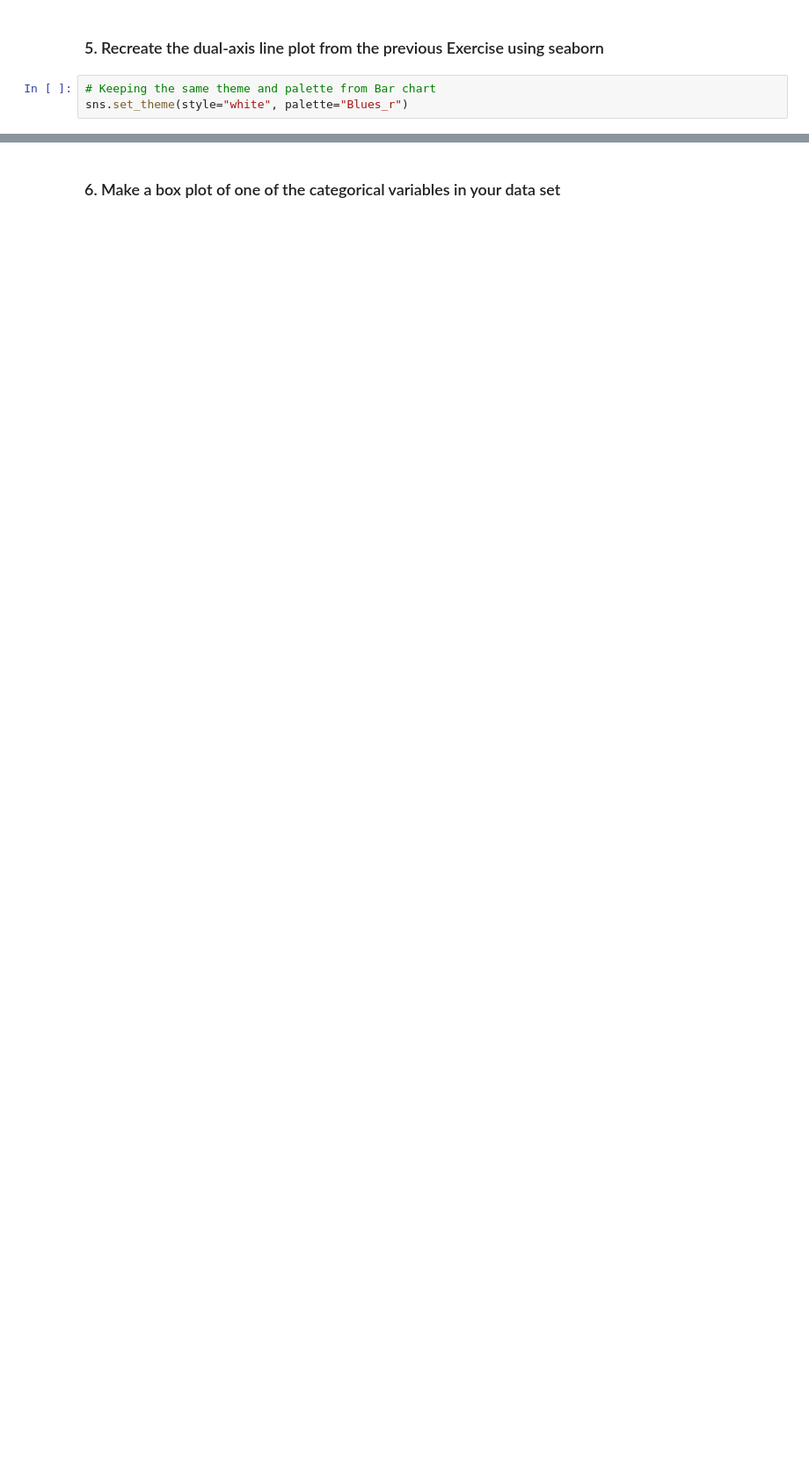
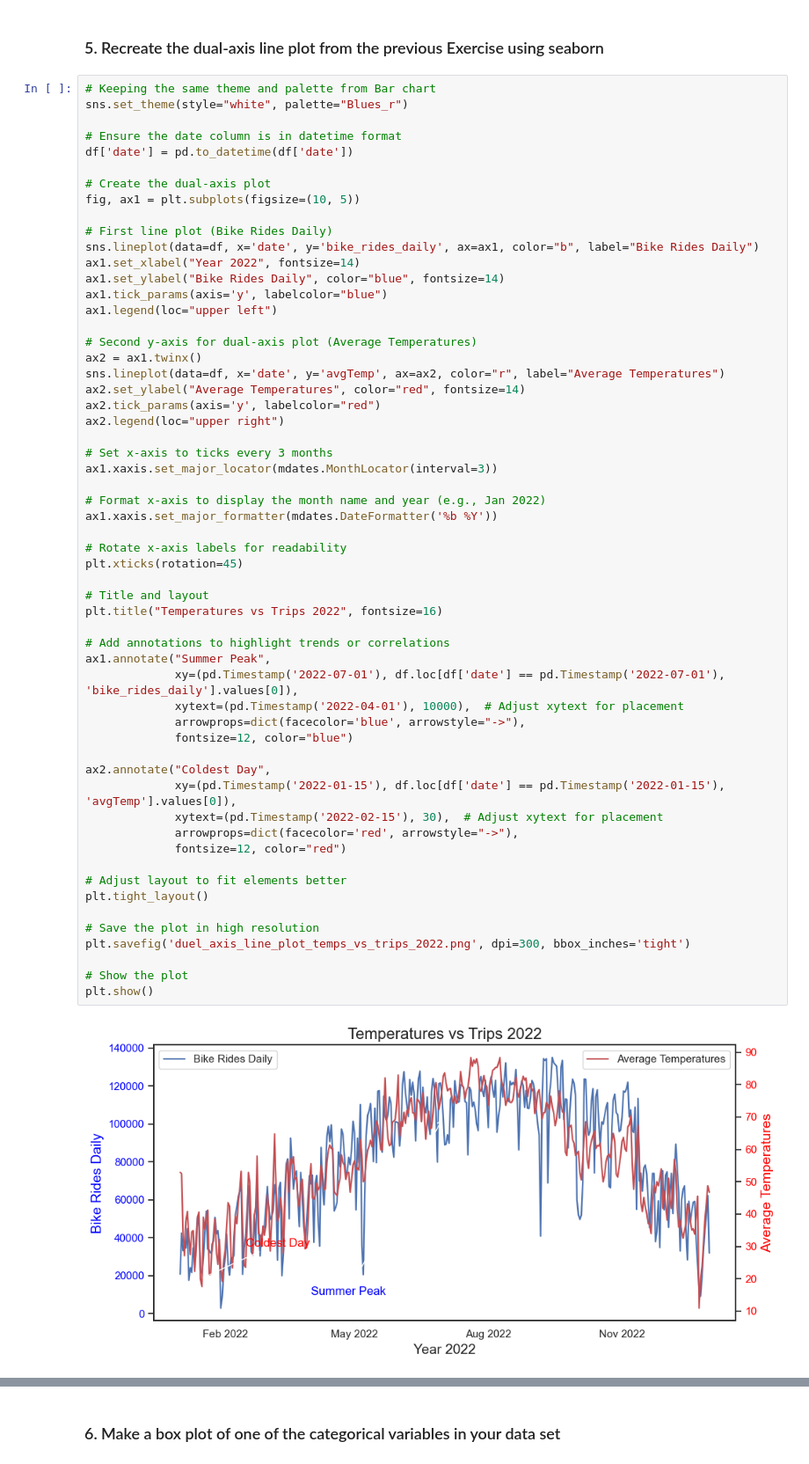
Before and after one commit to aaruhnow/Citi_bike, a Jupyter notebook: Task 2.4 Fundamentals of Visualizations with Python Part 2.ipynb, the cells around one changed output, grey strips where cells are left out. Shown at 88% size. Cells and saved outputs as stored; diff of their text form; blank space fills up the shorter version.

```diff
--- a/Task 2.4 Fundamentals of Visualizations with Python Part 2.ipynb
+++ b/Task 2.4 Fundamentals of Visualizations with Python Part 2.ipynb
@@ -156,3 +173,59 @@ Passing `palette` without assigning `hue` is deprecated and will be removed in v
 # %%
 # Keeping the same theme and palette from Bar chart
 sns.set_theme(style="white", palette="Blues_r")
+
+# Ensure the date column is in datetime format
+df['date'] = pd.to_datetime(df['date'])
+
+# Create the dual-axis plot
+fig, ax1 = plt.subplots(figsize=(10, 5))
+
+# First line plot (Bike Rides Daily)
+sns.lineplot(data=df, x='date', y='bike_rides_daily', ax=ax1, color="b", label="Bike Rides Daily")
+ax1.set_xlabel("Year 2022", fontsize=14)
+ax1.set_ylabel("Bike Rides Daily", color="blue", fontsize=14)
+ax1.tick_params(axis='y', labelcolor="blue")
+ax1.legend(loc="upper left")
+
+# Second y-axis for dual-axis plot (Average Temperatures)
+ax2 = ax1.twinx()
+sns.lineplot(data=df, x='date', y='avgTemp', ax=ax2, color="r", label="Average Temperatures")
+ax2.set_ylabel("Average Temperatures", color="red", fontsize=14)
+ax2.tick_params(axis='y', labelcolor="red")
+ax2.legend(loc="upper right")
+
+# Set x-axis to ticks every 3 months
+ax1.xaxis.set_major_locator(mdates.MonthLocator(interval=3))
+
+# Format x-axis to display the month name and year (e.g., Jan 2022)
+ax1.xaxis.set_major_formatter(mdates.DateFormatter('%b %Y'))
+
+# Rotate x-axis labels for readability
+plt.xticks(rotation=45)
+
+# Title and layout
+plt.title("Temperatures vs Trips 2022", fontsize=16)
+
+# Add annotations to highlight trends or correlations
+ax1.annotate("Summer Peak",
+             xy=(pd.Timestamp('2022-07-01'), df.loc[df['date'] == pd.Timestamp('2022-07-01'), 'bike_rides_daily'].values[0]),
+             xytext=(pd.Timestamp('2022-04-01'), 10000),  # Adjust xytext for placement
+             arrowprops=dict(facecolor='blue', arrowstyle="->"),
+             fontsize=12, color="blue")
+
+ax2.annotate("Coldest Day",
+             xy=(pd.Timestamp('2022-01-15'), df.loc[df['date'] == pd.Timestamp('2022-01-15'), 'avgTemp'].values[0]),
+             xytext=(pd.Timestamp('2022-02-15'), 30),  # Adjust xytext for placement
+             arrowprops=dict(facecolor='red', arrowstyle="->"),
+             fontsize=12, color="red")
+
+# Adjust layout to fit elements better
+plt.tight_layout()
+
+# Save the plot in high resolution
+plt.savefig('duel_axis_line_plot_temps_vs_trips_2022.png', dpi=300, bbox_inches='tight')
+
+# Show the plot
+plt.show()
+# %% [output]
+[figure, added]
```
Also changed, not shown: parts of 8 cells of this notebook, 6 other files.
